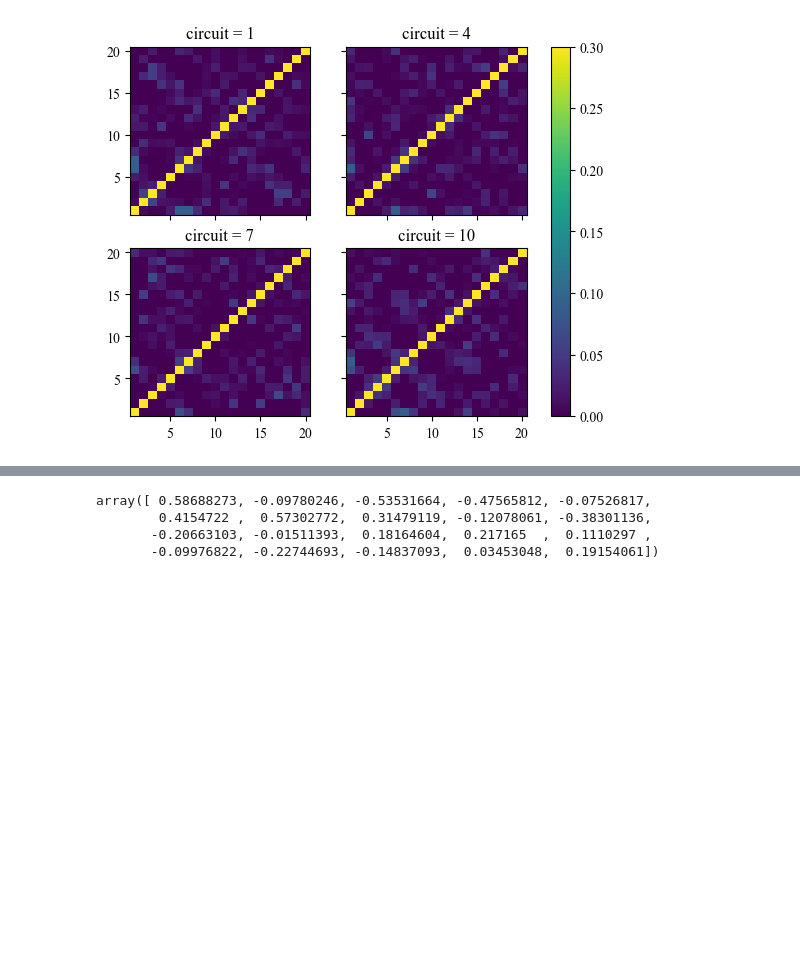
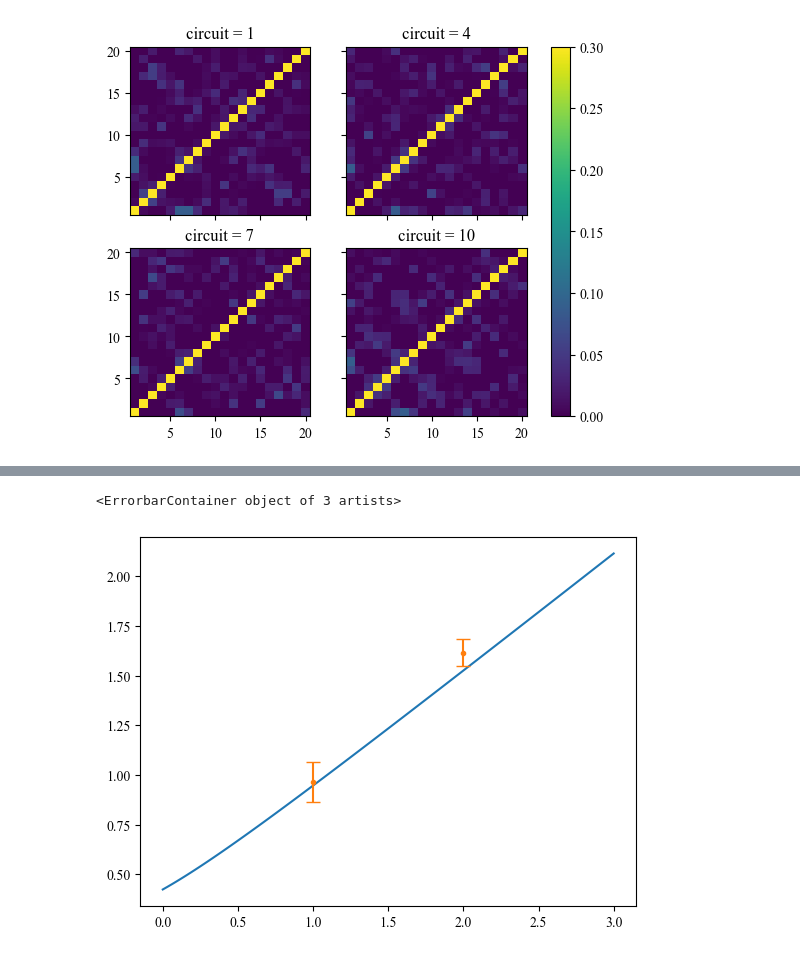
Before and after one commit to hlammiv/z2_matter_qc, a Jupyter notebook: simulation_main/rundata/Untitled.ipynb, the cells around one changed output, grey strips where cells are left out. Saved outputs shown, nothing was run; the diff lists cells and outputs as text; code cells hidden in the pictures; blank space fills up the shorter version.

```diff
--- a/simulation_main/rundata/Untitled.ipynb
+++ b/simulation_main/rundata/Untitled.ipynb
@@ -226,6 +401,23 @@ plt.savefig('relativecomparisonoferrorbars.pdf')
 # %%
+massgap = []
+m0s = np.linspace(0, 3, 100)
+dt = 0.3
+for m0 in m0s:
+    h1 = np.diag([-m0, m0])
+    h2 = np.array([[-0.5, 0.5], [0.5, 0.5]])
+    u1 = expm(-1.0j * dt * h1 / 2)
+    u2 = expm(-1.0j * dt * h2)
+    utr = u1 @ u2 @ u1
+    ham = -1.0j * logm(utr)
+
+#     ham = (h1 + h2 - 0.3**2 / 24 * (comm(2 * h1, comm(h1, h2)) + comm(h2, comm(h1, h2)))) * 0.3
+#     ham = np.array([[-m0 - 0.5, 0.5], [0.5, m0 + 0.5]])
+    eigsys = np.linalg.eigh(ham)[0]
+    massgap.append(np.diff(eigsys))
-# %% [output]
-array([ 0.58688273, -0.09780246, -0.53531664, -0.47565812, -0.07526817,
-        0.4154722 ,  0.57302772,  0.31479119, -0.12078061, -0.38301136,
-       -0.20663103, -0.01511393,  0.18164604,  0.217165  ,  0.1110297 ,
-       -0.09976822, -0.22744693, -0.14837093,  0.03453048,  0.19154061])
+# %%
+plt.plot(m0s, massgap)
+plt.errorbar([1, 2], [0.966, 1.616],
+             yerr=[.03 / 0.3, 0.02 / 0.3], fmt='.', capsize=5)
+# %% [output]
+<ErrorbarContainer object of 3 artists>
+[figure, added]
```
Also changed, not shown: parts of 28 cells of this notebook, 38 other files.
